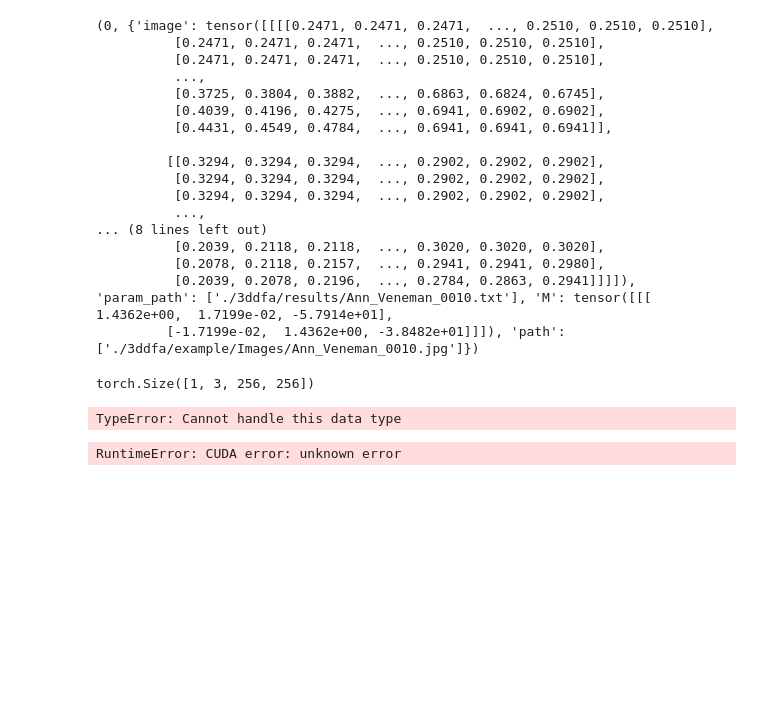
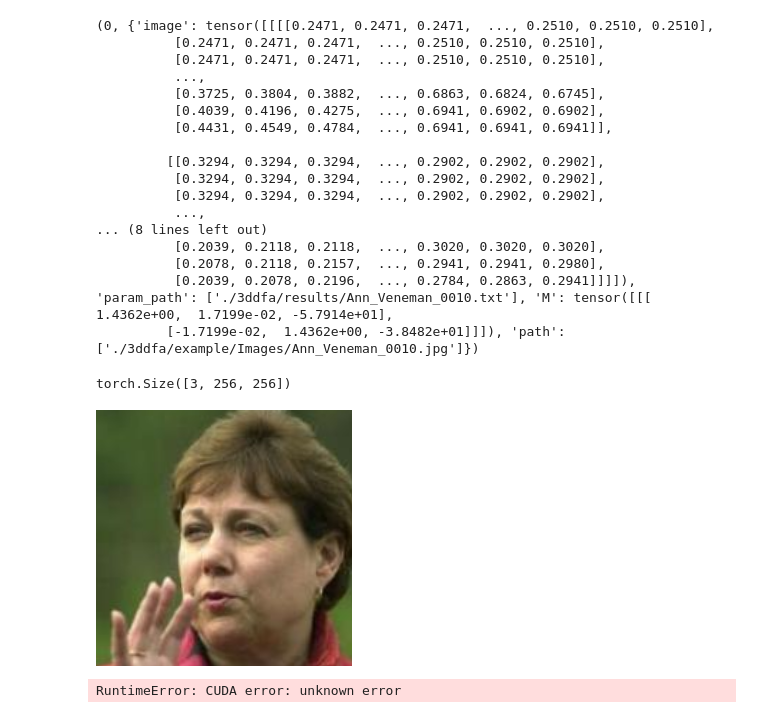
Before and after one commit to blakecheng/Rotate-and-Render, a Jupyter notebook: Untitled.ipynb, the cells around one changed output. Saved outputs shown, nothing was run; the diff lists cells and outputs as text; code cells hidden in the pictures; blank space fills up the shorter version.

```diff
--- a/Untitled.ipynb
+++ b/Untitled.ipynb
@@ -184,12 +186,35 @@ for data in enumerate(dataloaders[0]):
+# %%
+import math
+from PIL import Image
+
+def stitch_images(outputs, size_in= 256, img_per_row=2,gap=0):
+    gap = gap
+    nums = len(outputs)
+    columns = img_per_row
+    rows = int(math.ceil(nums/columns))
+#     width, height = outputs[0][:, :, 0].shape
+    width, height = size_in,size_in
+#     print(size_in,size_in)
+    img = Image.new('RGB', (width * columns + gap * (columns - 1), height * rows + gap * (rows - 1)))
+
+    for ix in range(nums):
+        xoffset = int(ix % img_per_row) * width + int(ix % img_per_row) * gap
+        yoffset = int(ix / img_per_row) * height
+#         print(xoffset,yoffset)
+        im = np.array((outputs[ix])).astype(np.uint8).squeeze()
+        im = Image.fromarray(im)
+
+        img.paste(im.resize((width, height)), (xoffset, yoffset))
+    return img
 # %%
-data[1]["image"].shape
+data[1]["image"][0].shape
 # %% [output]
-torch.Size([1, 3, 256, 256])
+torch.Size([3, 256, 256])
 # %%
 from PIL import Image
-Image.fromarray(data[1]["image"][0].numpy())
+stitch_images([(np.transpose(data[1]["image"][0].numpy(),(1,2,0))*255).astype(np.uint8)],img_per_row=1)
 # %% [output]
-TypeError: Cannot handle this data type
+[figure, added]
 # %%
  for i, data_i in enumerate(range(len(dataloaders[0]) * opt.render_thread)):
     # if i * opt.batchSize >= opt.how_many:
```
Also changed, not shown: parts of 1 cell of this notebook.
